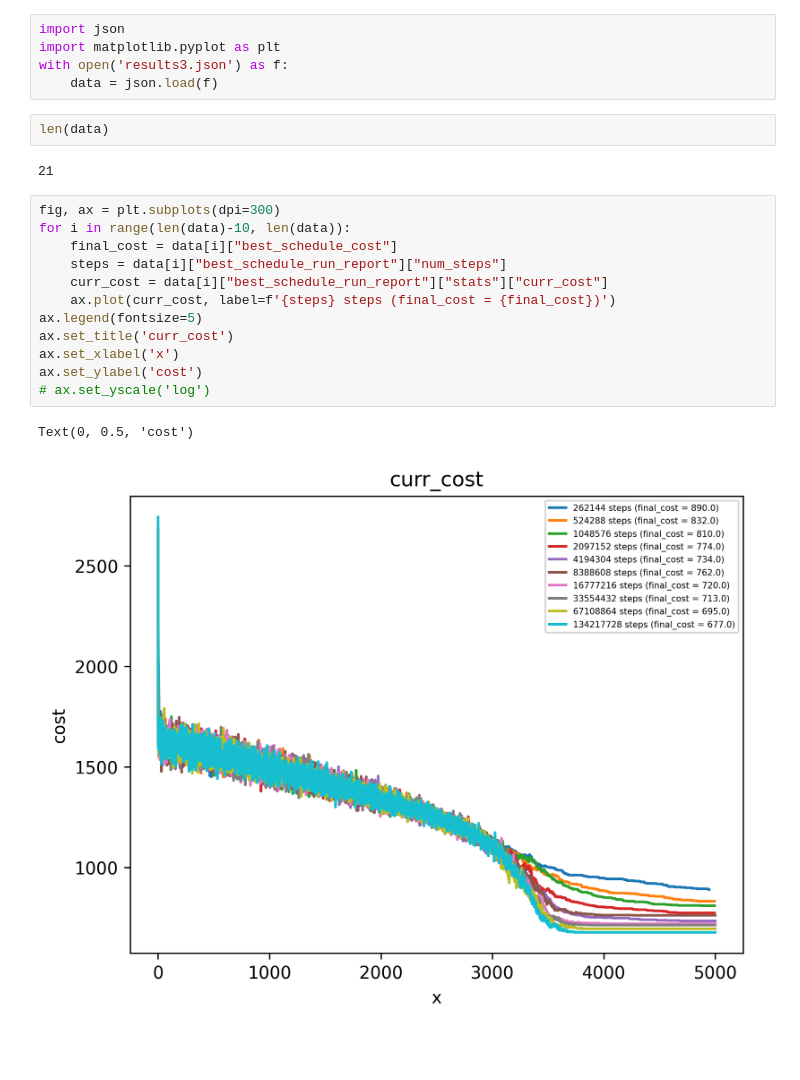
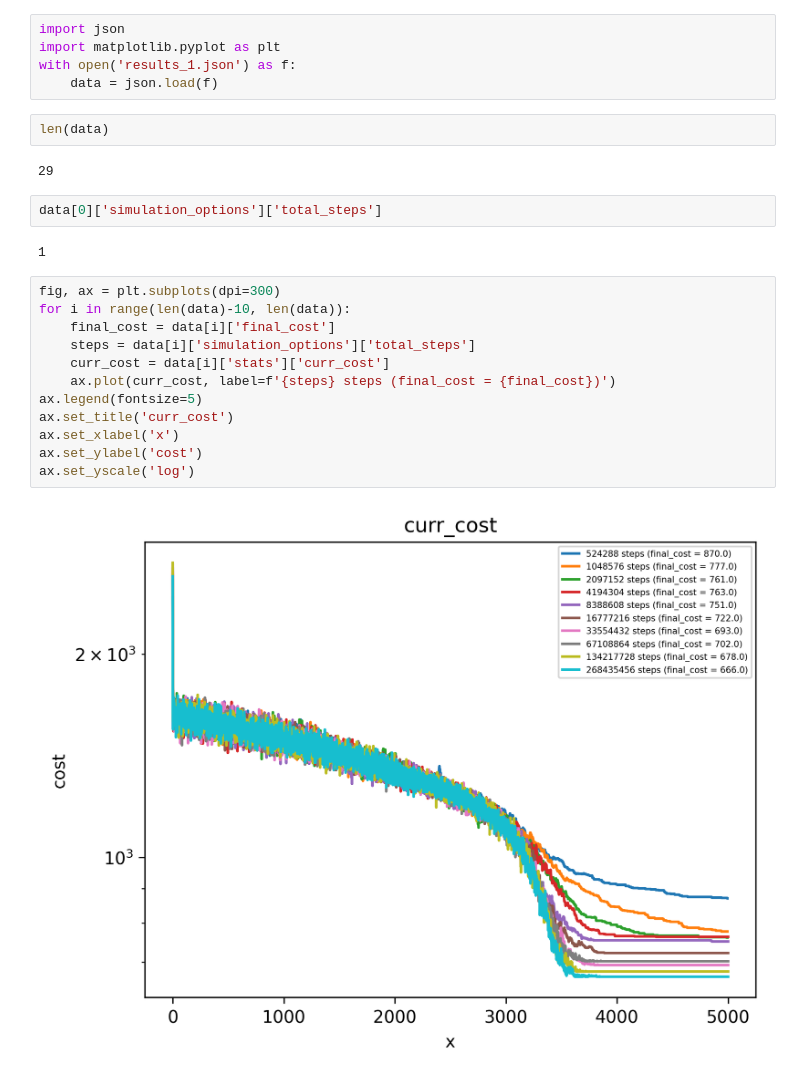
Before and after one commit to skrobchik/calenda-rs, a Jupyter notebook: new_analysis.ipynb, the cells around one changed output. Saved outputs shown, nothing was run; the diff lists cells and outputs as text; blank space fills up the shorter version.

Commit message:
Update analysis nb to new simulation result struct

```diff
--- a/new_analysis.ipynb
+++ b/new_analysis.ipynb
@@ -1,26 +1,29 @@
 # %%
 import json
 import matplotlib.pyplot as plt
-with open('results3.json') as f:
+with open('results_1.json') as f:
     data = json.load(f)
 # %%
 len(data)
 # %% [output]
-21
+29
+# %%
+data[0]['simulation_options']['total_steps']
+# %% [output]
+1
 # %%
 fig, ax = plt.subplots(dpi=300)
 for i in range(len(data)-10, len(data)):
-    final_cost = data[i]["best_schedule_cost"]
-    steps = data[i]["best_schedule_run_report"]["num_steps"]
-    curr_cost = data[i]["best_schedule_run_report"]["stats"]["curr_cost"]
+    final_cost = data[i]['final_cost']
+    steps = data[i]['simulation_options']['total_steps']
+    curr_cost = data[i]['stats']['curr_cost']
     ax.plot(curr_cost, label=f'{steps} steps (final_cost = {final_cost})')
 ax.legend(fontsize=5)
 ax.set_title('curr_cost')
 ax.set_xlabel('x')
 ax.set_ylabel('cost')
-# ax.set_yscale('log')
+ax.set_yscale('log')
 # %% [output]
-Text(0, 0.5, 'cost')
-[figure, old version]
+[figure, new version]
 # %%
 fig, ax = plt.subplots()
```
Also changed, not shown: parts of 3 cells of this notebook, 1 other file.
